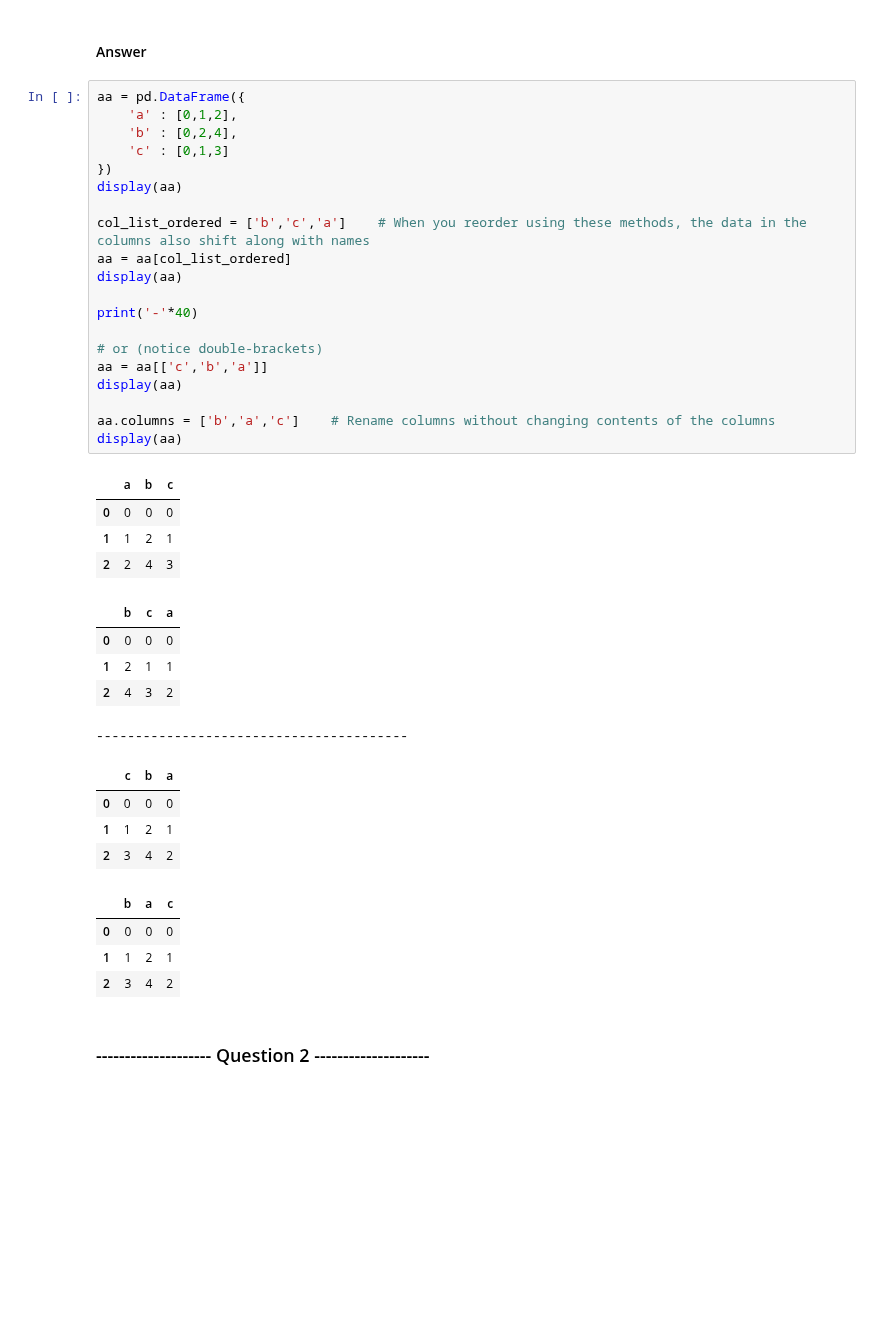
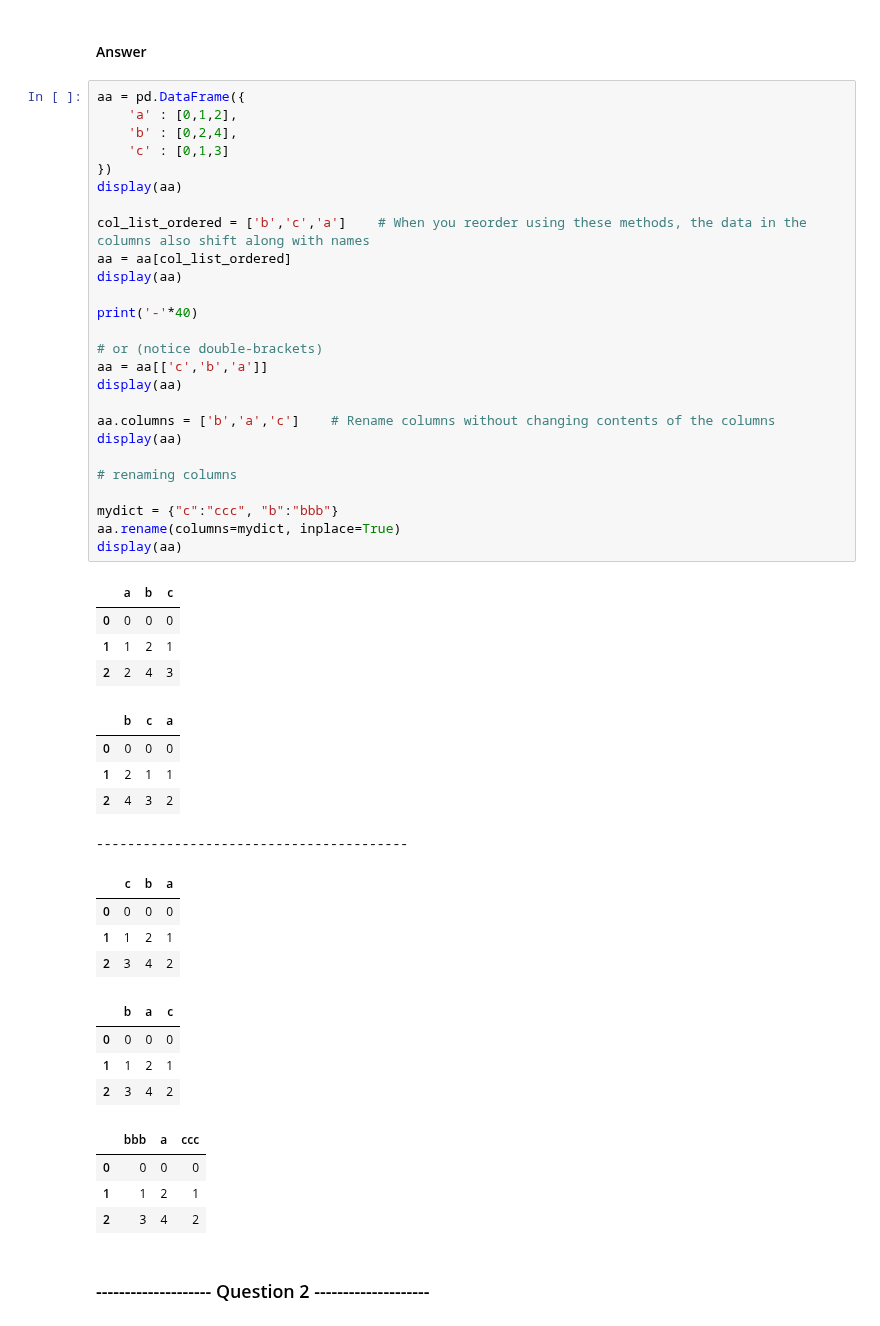
Before and after one commit to lselector/python_tutorials, a Jupyter notebook: c02_Pandas2.ipynb, the cells around one changed output. Drawn from its saved outputs; the diff is of its cells as text; blank space fills up the shorter version.

```diff
--- a/c02_Pandas2.ipynb
+++ b/c02_Pandas2.ipynb
@@ -58,33 +61,43 @@ display(aa)
 col_list_ordered = ['b','c','a']    # When you reorder using these methods, the data in the columns also shift along with names
 aa = aa[col_list_ordered]
 display(aa)
 
 print('-'*40)
 
 # or (notice double-brackets)
 aa = aa[['c','b','a']]
 display(aa)
 
 aa.columns = ['b','a','c']    # Rename columns without changing contents of the columns
 display(aa)
+
+# renaming columns
+
+mydict = {"c":"ccc", "b":"bbb"}
+aa.rename(columns=mydict, inplace=True)
+display(aa)
 # %% [output]
 |  | a | b | c |
 | 0 | 0 | 0 | 0 |
 | 1 | 1 | 2 | 1 |
 | 2 | 2 | 4 | 3 |
 |  | b | c | a |
 | 0 | 0 | 0 | 0 |
 | 1 | 2 | 1 | 1 |
 | 2 | 4 | 3 | 2 |
 ----------------------------------------
 |  | c | b | a |
 | 0 | 0 | 0 | 0 |
 | 1 | 1 | 2 | 1 |
 | 2 | 3 | 4 | 2 |
 |  | b | a | c |
 | 0 | 0 | 0 | 0 |
 | 1 | 1 | 2 | 1 |
 | 2 | 3 | 4 | 2 |
+|  | bbb | a | ccc |
+| 0 | 0 | 0 | 0 |
+| 1 | 1 | 2 | 1 |
+| 2 | 3 | 4 | 2 |
 # %% [markdown]
 ### -------------------- Question 2 --------------------
 # %% [markdown]
```
Also changed, not shown: parts of 8 cells of this notebook.
